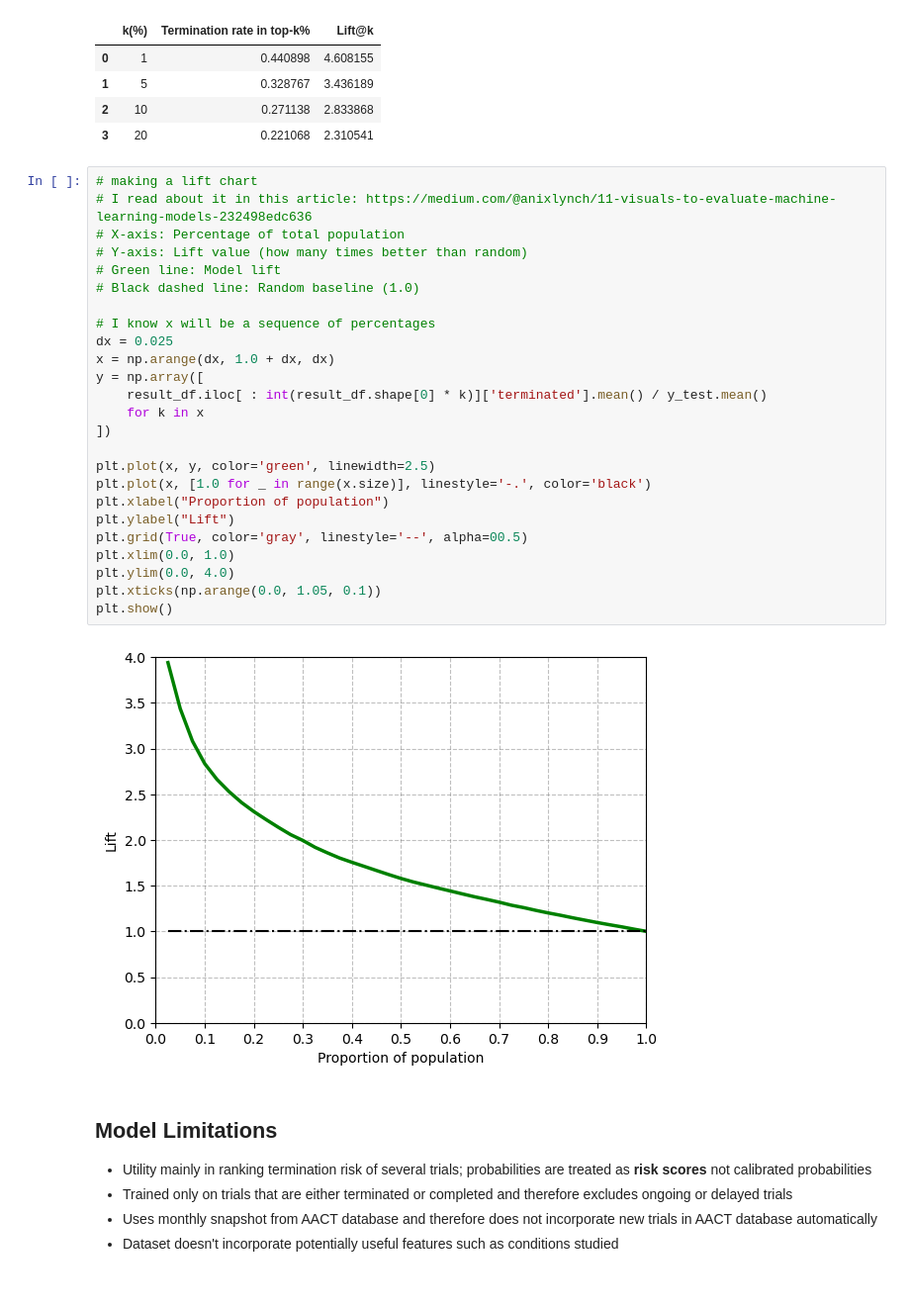
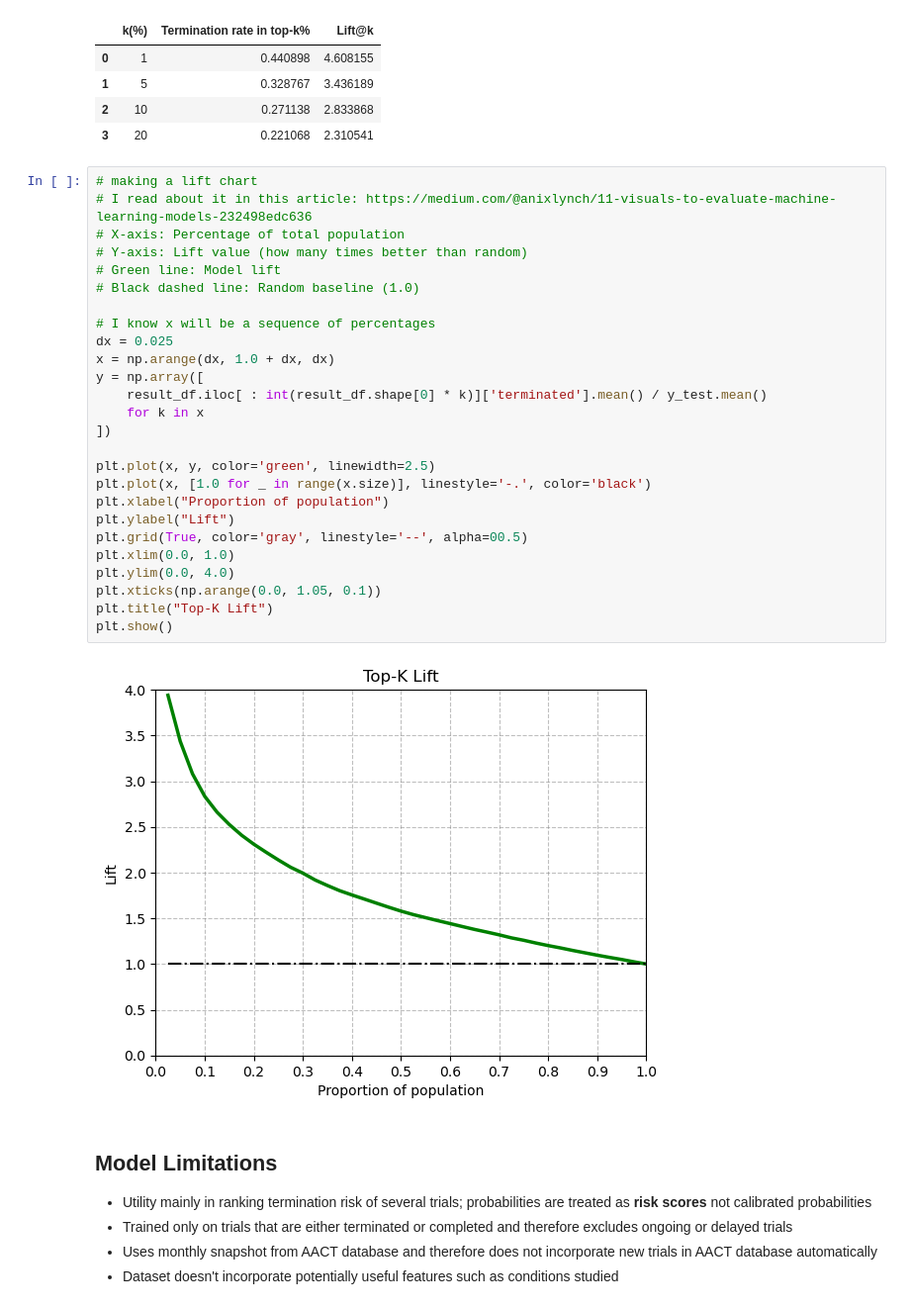
Before and after one commit to danherbb/clinical-trial-termination-risk, a Jupyter notebook: notebooks/modeling.ipynb, the cells around one changed output. Shown at 99% size. Drawn from its saved outputs; the diff is of its cells as text.

```diff
--- a/notebooks/modeling.ipynb
+++ b/notebooks/modeling.ipynb
@@ -288,30 +288,31 @@ Evaluating Lift:
 # %%
 # making a lift chart
 # I read about it in this article: https://medium.com/@anixlynch/11-visuals-to-evaluate-machine-learning-models-232498edc636
 # X-axis: Percentage of total population
 # Y-axis: Lift value (how many times better than random)
 # Green line: Model lift
 # Black dashed line: Random baseline (1.0)
 
 # I know x will be a sequence of percentages
 dx = 0.025
 x = np.arange(dx, 1.0 + dx, dx)
 y = np.array([
     result_df.iloc[ : int(result_df.shape[0] * k)]['terminated'].mean() / y_test.mean()
     for k in x
 ])
 
 plt.plot(x, y, color='green', linewidth=2.5)
 plt.plot(x, [1.0 for _ in range(x.size)], linestyle='-.', color='black')
 plt.xlabel("Proportion of population")
 plt.ylabel("Lift")
 plt.grid(True, color='gray', linestyle='--', alpha=00.5)
 plt.xlim(0.0, 1.0)
 plt.ylim(0.0, 4.0)
 plt.xticks(np.arange(0.0, 1.05, 0.1))
+plt.title("Top-K Lift")
 plt.show()
 # %% [output]
-[figure, old version]
+[figure, new version]
 # %% [markdown]
 ## Model Limitations
 - Utility mainly in ranking termination risk of several trials; probabilities are treated as **risk scores** not calibrated probabilities
```
Also changed, not shown: parts of 2 cells of this notebook, 10 other files.
